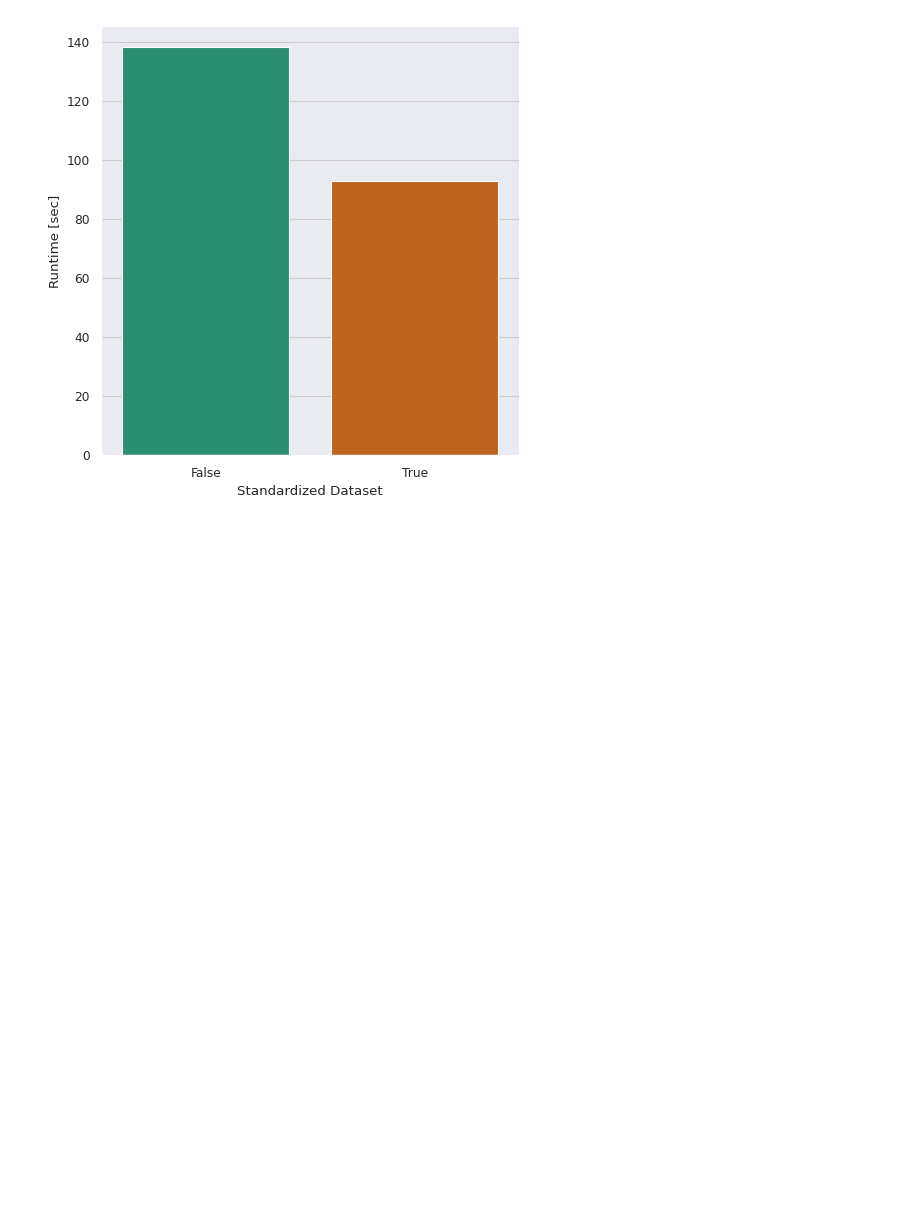
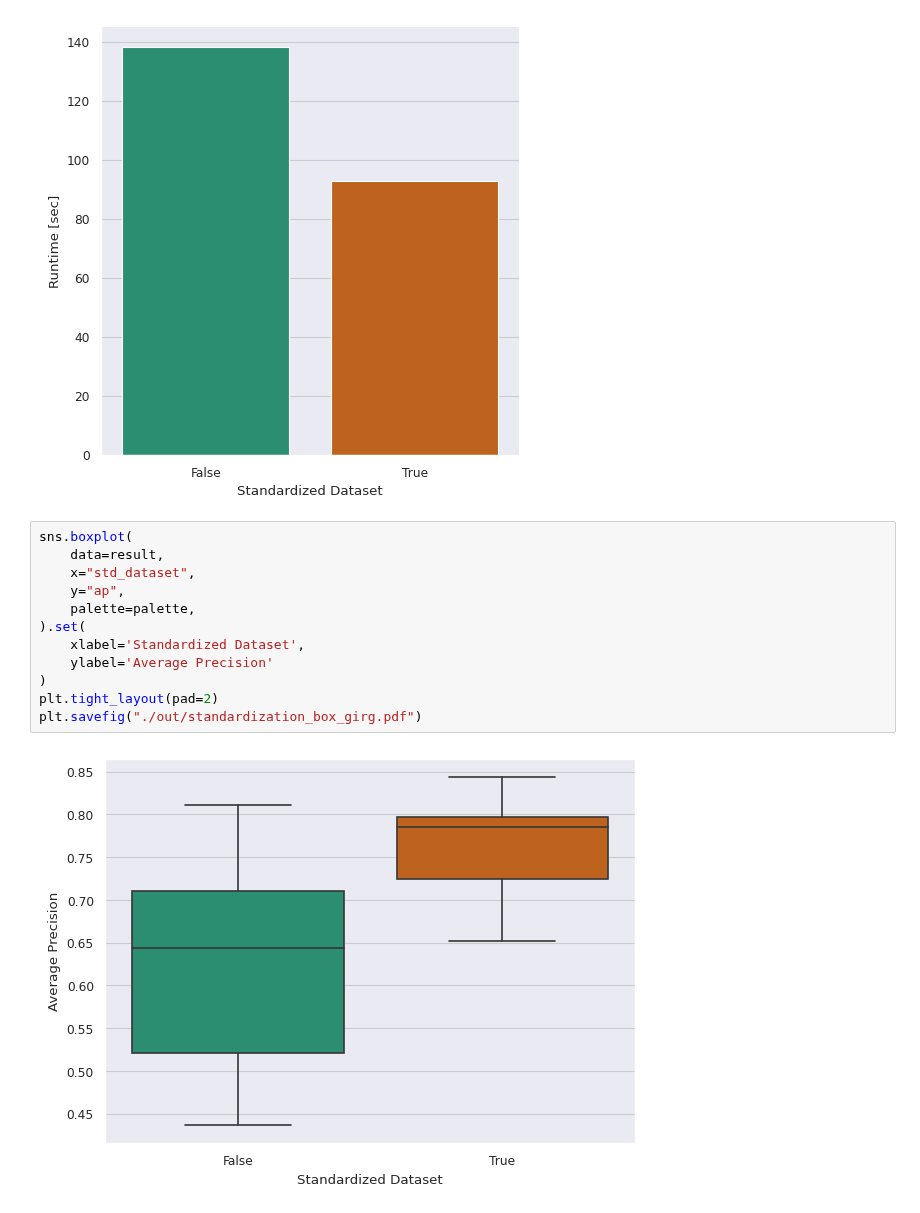
Before and after one commit to HydrofinLoewenherz/embedding-eval-framework, a Jupyter notebook: notebooks/standardization.ipynb, the cells around one changed output. Saved outputs shown, nothing was run; the diff lists cells and outputs as text; blank space fills up the shorter version.

Commit message:
add box plots for standardization

```diff
--- a/notebooks/standardization.ipynb
+++ b/notebooks/standardization.ipynb
@@ -140,3 +140,17 @@ g.set_axis_labels("Standardized Dataset", "Runtime [sec]")
 g.figure.savefig("./out/standardization_runtime_girg.pdf")
 # %% [output]
 [figure]
+# %%
+sns.boxplot(
+    data=result,
+    x="std_dataset",
+    y="ap",
+    palette=palette,
+).set(
+    xlabel='Standardized Dataset',
+    ylabel='Average Precision'
+)
+plt.tight_layout(pad=2)
+plt.savefig("./out/standardization_box_girg.pdf")
+# %% [output]
+[figure, added]
```
Also changed, not shown: parts of 1 cell of this notebook, 2 other files.
